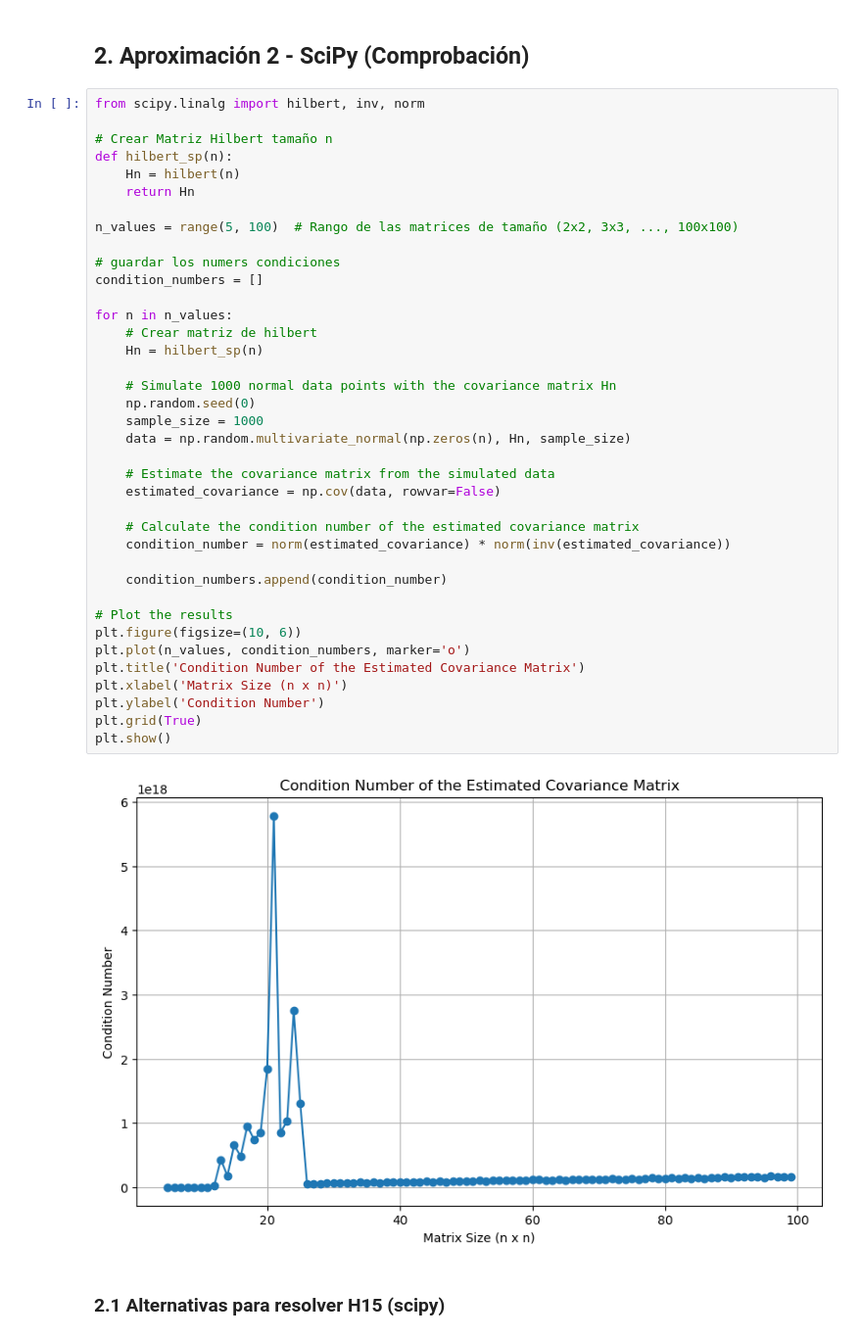
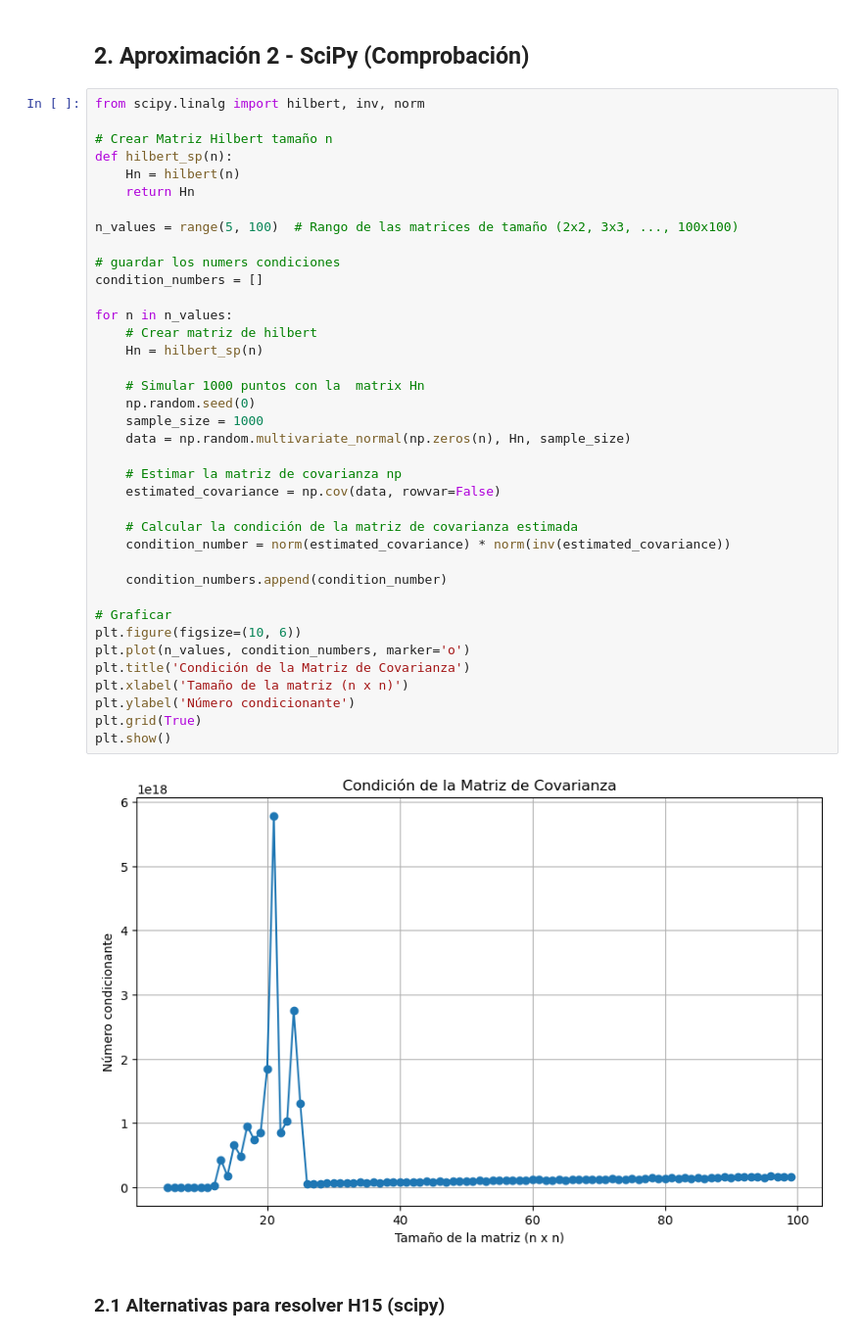
Before and after one commit to sebasr0/Taller2_MatrizHilbert, a Jupyter notebook: Punto4_MatrizHilbert/Punto4_MatrizHilbert.ipynb, the cells around one changed output. Shown at 98% size. Drawn from its saved outputs; the diff is of its cells as text.

```diff
--- a/Punto4_MatrizHilbert/Punto4_MatrizHilbert.ipynb
+++ b/Punto4_MatrizHilbert/Punto4_MatrizHilbert.ipynb
@@ -72,41 +79,41 @@ from scipy.linalg import hilbert, inv, norm
 
 # Crear Matriz Hilbert tamaño n
 def hilbert_sp(n):
     Hn = hilbert(n)
     return Hn
 
 n_values = range(5, 100)  # Rango de las matrices de tamaño (2x2, 3x3, ..., 100x100)
 
 # guardar los numers condiciones
 condition_numbers = []
 
 for n in n_values:
     # Crear matriz de hilbert
     Hn = hilbert_sp(n)
 
-    # Simulate 1000 normal data points with the covariance matrix Hn
+    # Simular 1000 puntos con la  matrix Hn
     np.random.seed(0)
     sample_size = 1000
     data = np.random.multivariate_normal(np.zeros(n), Hn, sample_size)
 
-    # Estimate the covariance matrix from the simulated data
+    # Estimar la matriz de covarianza np
     estimated_covariance = np.cov(data, rowvar=False)
 
-    # Calculate the condition number of the estimated covariance matrix
+    # Calcular la condición de la matriz de covarianza estimada
     condition_number = norm(estimated_covariance) * norm(inv(estimated_covariance))
 
     condition_numbers.append(condition_number)
 
-# Plot the results
+# Graficar
 plt.figure(figsize=(10, 6))
 plt.plot(n_values, condition_numbers, marker='o')
-plt.title('Condition Number of the Estimated Covariance Matrix')
-plt.xlabel('Matrix Size (n x n)')
-plt.ylabel('Condition Number')
+plt.title('Condición de la Matriz de Covarianza')
+plt.xlabel('Tamaño de la matriz (n x n)')
+plt.ylabel('Número condicionante')
 plt.grid(True)
 plt.show()
 # %% [output]
-[figure, old version]
+[figure, new version]
 # %% [markdown]
 ### 2.1 Alternativas para resolver H15 (scipy)
 # %%
```
Also changed, not shown: parts of 3 cells of this notebook, 2 other files.
